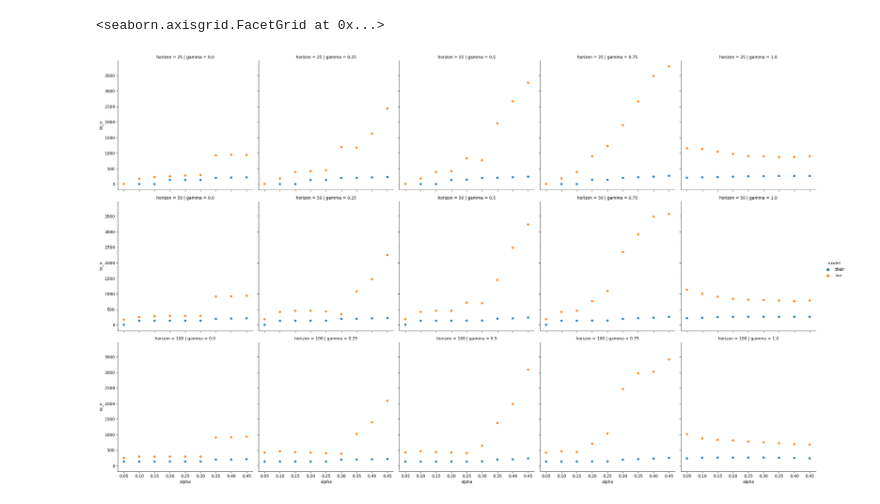
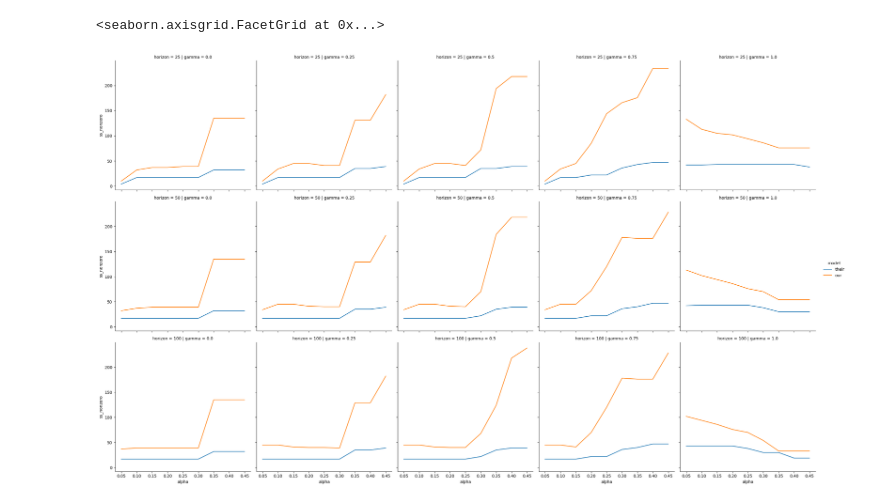
Before and after one commit to pkel/cpr, a Jupyter notebook: mdp/measure-barzur.ipynb, the cells around one changed output. Saved outputs shown, nothing was run; the diff lists cells and outputs as text; code cells hidden in the pictures.

```diff
--- a/mdp/measure-barzur.ipynb
+++ b/mdp/measure-barzur.ipynb
@@ -137,15 +138,17 @@ sns.relplot(
 # %%
 # Size of policy / steady state
 sns.relplot(
     data,
     x="alpha",
-    y="ss_n",
+    y="ss_nonzero",
     col="gamma",
     row="horizon",
     hue="model",
+    kind="line",
+    markers=True,
 )
 # %% [output]
 <seaborn.axisgrid.FacetGrid at 0x...>
-[figure, old version]
+[figure, new version]
 # %%
 # We're now interested in the difference between the models
```
Also changed, not shown: parts of 9 cells of this notebook, 2 other files.
